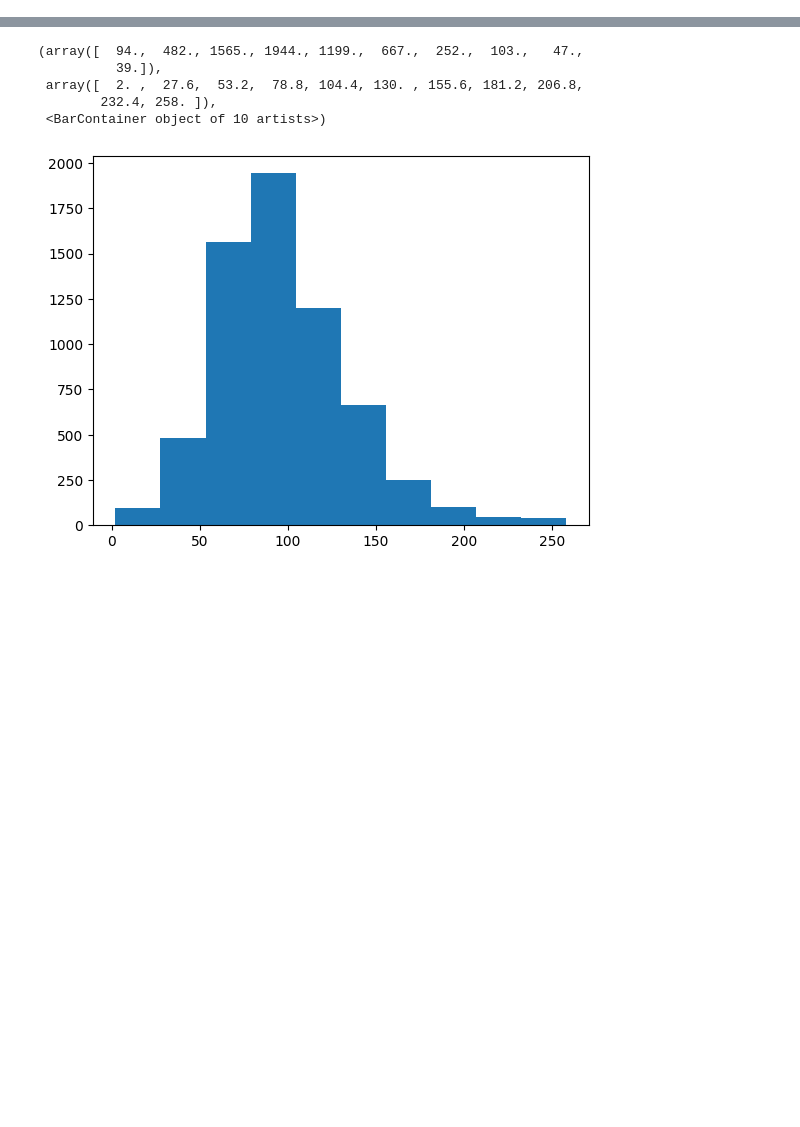
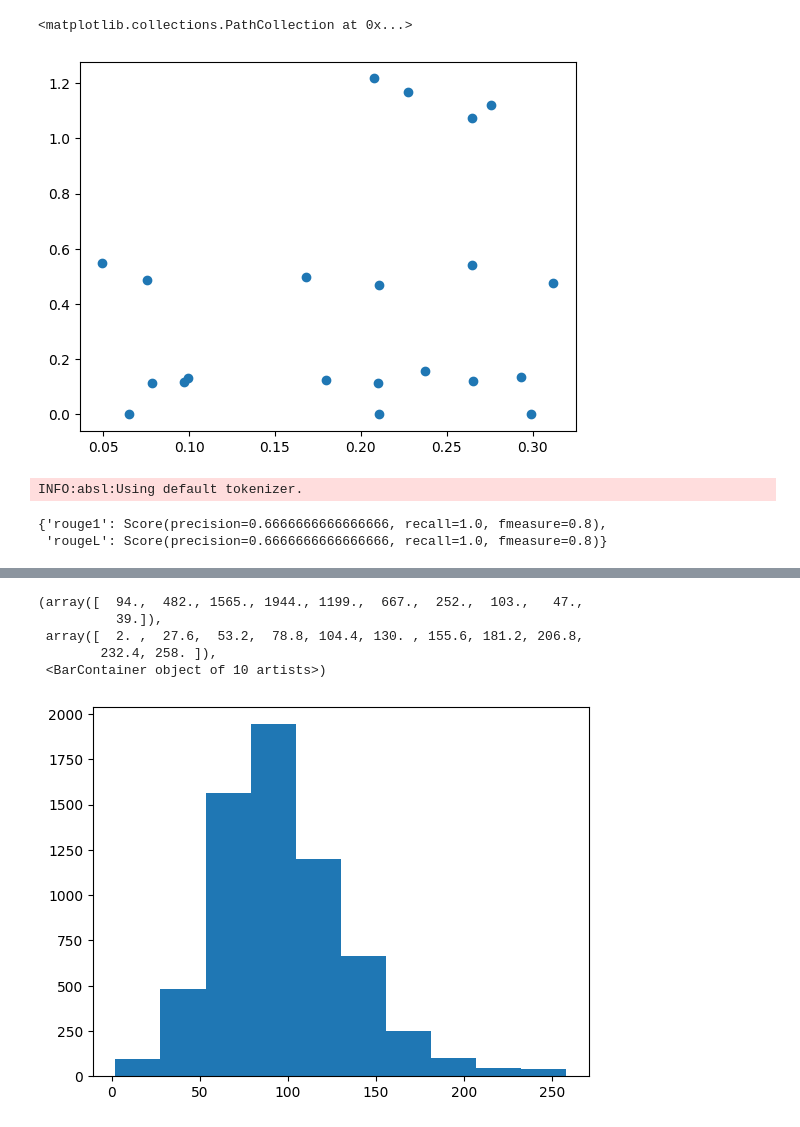
Before and after one commit to PrasannS/rlhf-length-biases, a Jupyter notebook: eval/measure_intrinsic.ipynb, the cells around one changed output, grey strips where cells are left out. Drawn from its saved outputs; the diff is of its cells as text; code cells hidden in the pictures; blank space fills up the shorter version.

```diff
--- a/eval/measure_intrinsic.ipynb
+++ b/eval/measure_intrinsic.ipynb
@@ -63,6 +57,36 @@ def procall(indf, toker, needset=True):
     indf['atoks'] = [tok_dist(s, wgtok) for s in list(indf['answers'])]
     indf['ttoks'] = [tok_dist(s, wgtok) for s in list(indf['response'])]
     return indf
+
+# take rouge between all pairs. High rouge should bigger gaps
+def rpaircorr(row, scat=False):
+    rouges = []
+    diffs = []
+    for i in range(len(row)):
+        for j in range(i, len(row)):
+            if i==j:
+                continue
+            trmp = scorer.score(row['answers'][i], row['answers'][j])
+            rouges.append(trmp['rouge1'].fmeasure)
+            diffs.append(math.pow(row['reward'][i]-row['reward'][j], 2))
+    if scat:
+        return rouges, diffs
+    return pearsonr(rouges, diffs).statistic
+# %%
+x, y = rpaircorr(rmdfs['stack_rewardmixed'].loc[0], True)
+plt.scatter(x, y)
+# %% [output]
+<matplotlib.collections.PathCollection at 0x...>
+[figure, added]
+# %%
+scorer = rouge_scorer.RougeScorer(['rouge1', 'rougeL'], use_stemmer=True)
+# %% [output]
+INFO:absl:Using default tokenizer.
+# %%
+scorer.score("Hi there", "Hi there bob.")
+# %% [output]
+{'rouge1': Score(precision=0.6666666666666666, recall=1.0, fmeasure=0.8),
+ 'rougeL': Score(precision=0.6666666666666666, recall=1.0, fmeasure=0.8)}
 # %%
 stacktok = AutoTokenizer.from_pretrained("../stack-llama/models/sft/")
 wgtok = AutoTokenizer.from_pretrained("../webgpt-llama/models/sft10k/")
```
Also changed, not shown: parts of 12 cells of this notebook, 9 other files.
